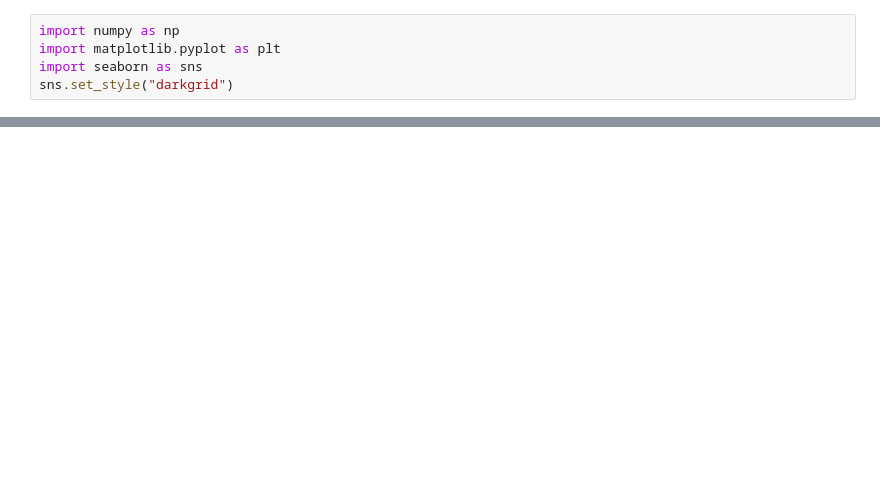
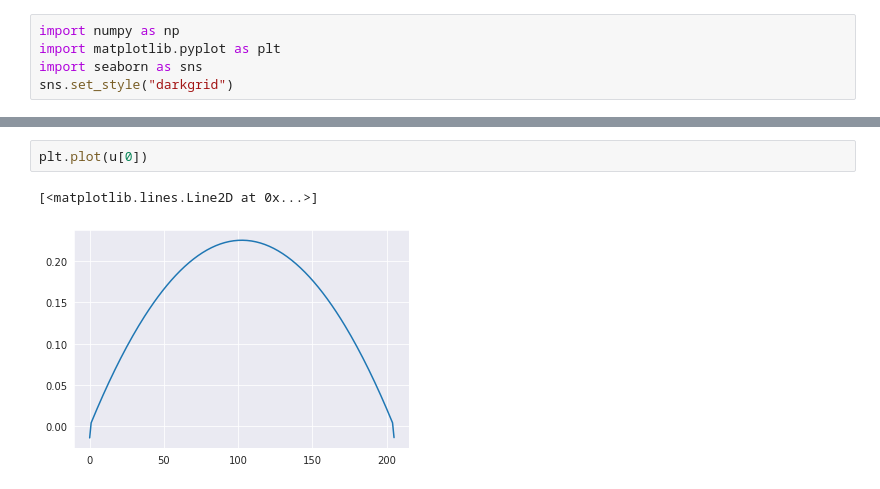
Before and after one commit to Kalyan0821/Lattice-Boltzmann-Method, a Jupyter notebook: Circular Cylinder/plots.ipynb, the cells around one changed output, grey strips where cells are left out. Saved outputs shown, nothing was run; the diff lists cells and outputs as text; blank space fills up the shorter version.

```diff
--- a/Circular Cylinder/plots.ipynb
+++ b/Circular Cylinder/plots.ipynb
@@ -50,3 +50,8 @@ np.mean(rho), np.std(rho)
+# %%
+plt.plot(u[0])
+# %% [output]
+[<matplotlib.lines.Line2D at 0x...>]
+[figure, added]
 # %%
 plt.plot(rho[0])
 # %% [output]
```
Also changed, not shown: parts of 8 cells of this notebook, 8 other files.
